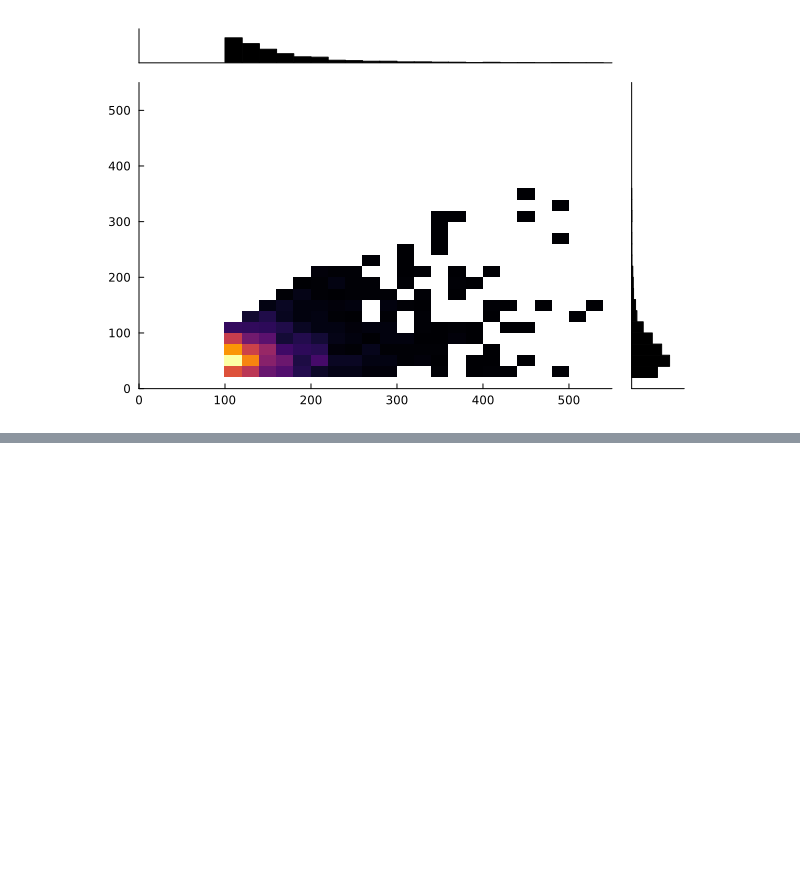
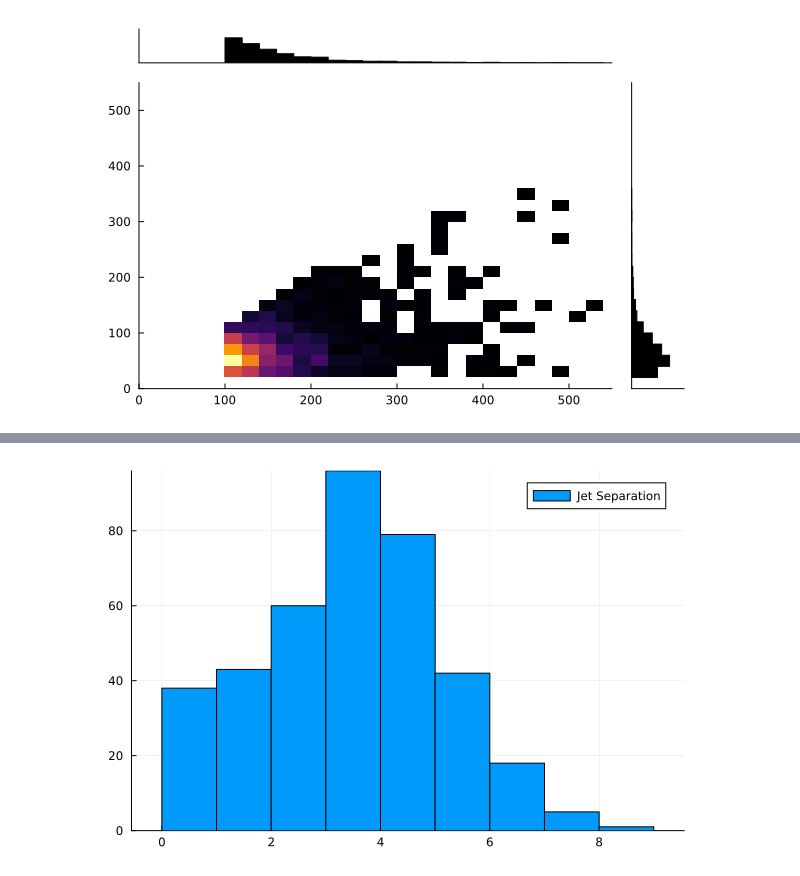
Before and after one commit to JuliaHEP/JuliaHEP-2023, a Jupyter notebook: julia-intro/docs/julia-intro-dataframes.ipynb, the cells around one changed output, grey strips where cells are left out. Drawn from its saved outputs; the diff is of its cells as text; code cells hidden in the pictures; blank space fills up the shorter version.

```diff
--- a/julia-intro/docs/julia-intro-dataframes.ipynb
+++ b/julia-intro/docs/julia-intro-dataframes.ipynb
@@ -572,0 +631,4 @@ select!(intresting_jets, :EventId, :PRI_jet_subleading_pt => ByRow(missing_value
+# %%
+@df interesting_jets histogram(:Jet_distance, label="Jet Separation")
+# %% [output]
+[figure, added]
```
Also changed, not shown: parts of 11 cells of this notebook.
